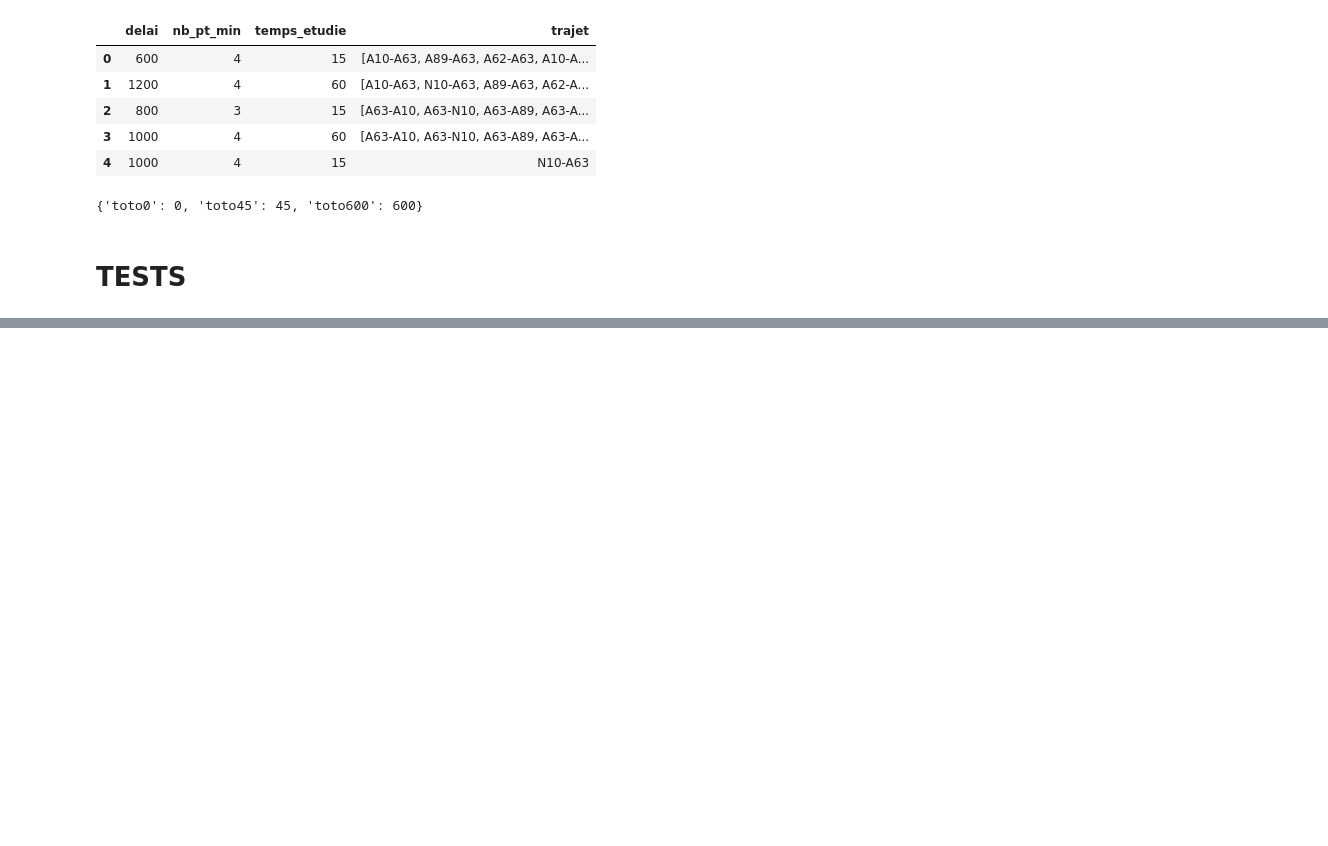
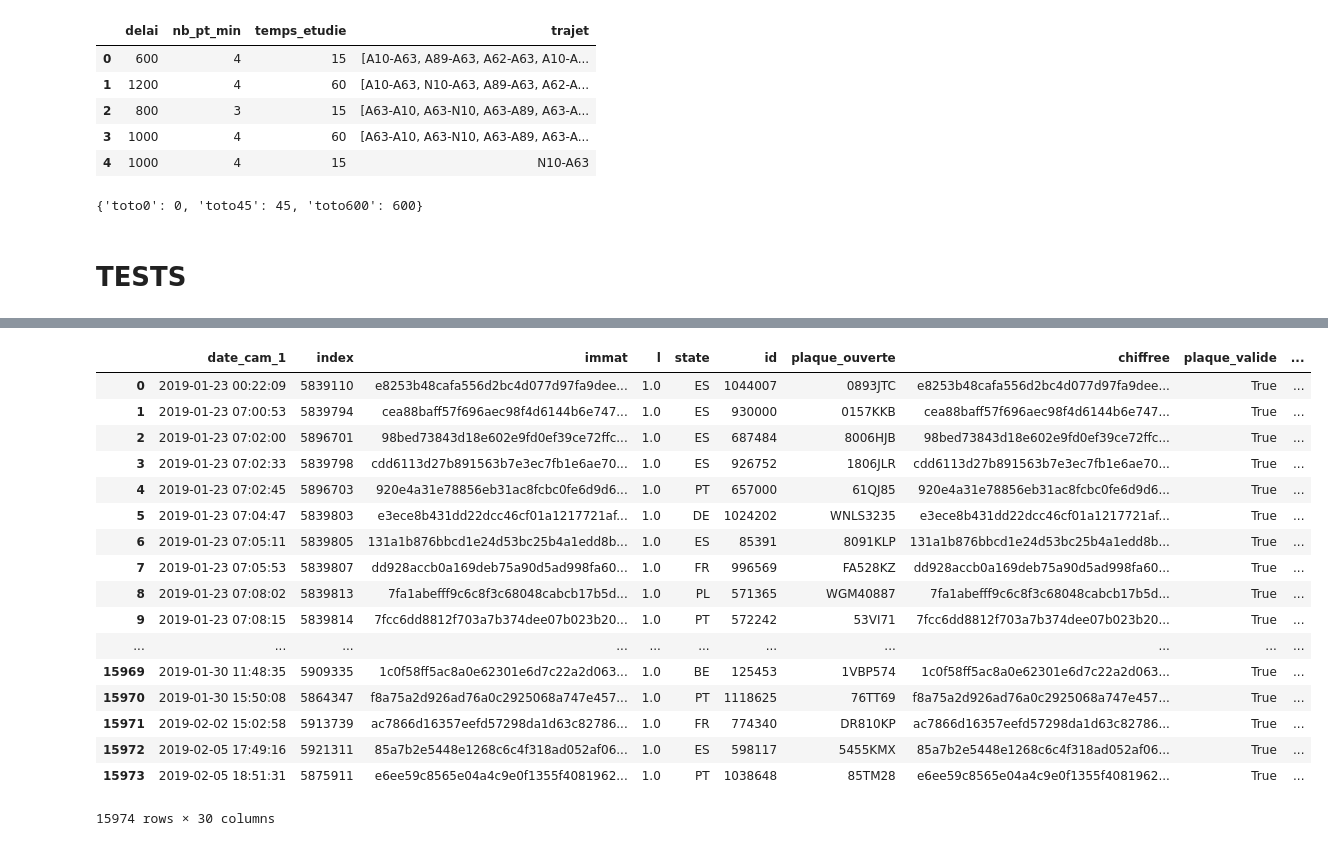
Before and after one commit to nantodevison/lapi, a Jupyter notebook: Carto_Lapi/Analyse/Donnees_postraitees.ipynb, the cells around one changed output, grey strips where cells are left out. Drawn from its saved outputs; the diff is of its cells as text; code cells hidden in the pictures; blank space fills up the shorter version.

```diff
--- a/Carto_Lapi/Analyse/Donnees_postraitees.ipynb
+++ b/Carto_Lapi/Analyse/Donnees_postraitees.ipynb
@@ -294,0 +276,21 @@ pivot_od_marge30_jo_j
+# %%
+# filtre des dates selon les jours indisponible pour supprimer tout la journee
+toto=df_od_corrige.loc[df_od_corrige.apply(lambda x :
+not (x['cameras'][0]==6 and (x['date_cam_1'].day==pd.to_datetime('2019-01-29').day or x['date_cam_1'].day==pd.to_datetime('2019-01-30').day)) and
+not (x['cameras'][-1]==11 and x['date_cam_1'].day==pd.to_datetime('2019-02-01').day) and
+not (x['cameras'][-1]==9 and x['date_cam_1'].day==pd.to_datetime('2019-01-24').day) and
+not (x['cameras'][0]==15 and x['date_cam_1'].day==pd.to_datetime('2019-01-31').day),axis=1)]
+#filtre des dates pour supprimer les WE
+toto=toto.loc[toto.set_index('date_cam_1').index.dayofweek<5]
+#creation table pivot
+pivot_od_jo_filtre=pd.pivot_table(toto,values='l', index='origine', columns='destination',aggfunc='count')
+#modifier les valeurs selon le nb de jours ouvres ok pour les cameras connues
+pivot_od_jo_filtre.loc['N10',:]=round(pivot_od_jo_filtre.loc['N10',:]/9)
+pivot_od_jo_filtre.loc[:,'A10']=round(pivot_od_jo_filtre.loc[:,'A10']/12)
+pivot_od_jo_filtre.loc[:,'A62']=round(pivot_od_jo_filtre.loc[:,'A62']/12)
+# pour le reste on divise par le nombre de jours ouvres
+for od in [('A10','A63'),('A62','A63'),('A10','A89'),('A62','A63'),('A62','A660'),('A62','A89'),('A63','A89'),('A63','N10'),('A660','N10'),('A89','A63'),
+          ('A89','A660'),('A10','A660'),('A62','N10')] :
+    pivot_od_jo_filtre.loc[od]=round(pivot_od_jo_filtre.loc[od]/13)
+
+pivot_od_jo_filtre
@@ -868,0 +758,21 @@ df_transit_A63_attr_ok.head(10)
+# %%
+toto
+# %% [output]
+|  | date_cam_1 | index | immat | l | state | id | plaque_ouverte | chiffree | plaque_valide | ... |
+| 0 | 2019-01-23 00:22:09 | 5839110 | e8253b48cafa556d2bc4d077d97fa9dee... | 1.0 | ES | 1044007 | 0893JTC | e8253b48cafa556d2bc4d077d97fa9dee... | True | ... |
+| 1 | 2019-01-23 07:00:53 | 5839794 | cea88baff57f696aec98f4d6144b6e747... | 1.0 | ES | 930000 | 0157KKB | cea88baff57f696aec98f4d6144b6e747... | True | ... |
+| 2 | 2019-01-23 07:02:00 | 5896701 | 98bed73843d18e602e9fd0ef39ce72ffc... | 1.0 | ES | 687484 | 8006HJB | 98bed73843d18e602e9fd0ef39ce72ffc... | True | ... |
+| 3 | 2019-01-23 07:02:33 | 5839798 | cdd6113d27b891563b7e3ec7fb1e6ae70... | 1.0 | ES | 926752 | 1806JLR | cdd6113d27b891563b7e3ec7fb1e6ae70... | True | ... |
+| 4 | 2019-01-23 07:02:45 | 5896703 | 920e4a31e78856eb31ac8fcbc0fe6d9d6... | 1.0 | PT | 657000 | 61QJ85 | 920e4a31e78856eb31ac8fcbc0fe6d9d6... | True | ... |
+| 5 | 2019-01-23 07:04:47 | 5839803 | e3ece8b431dd22dcc46cf01a1217721af... | 1.0 | DE | 1024202 | WNLS3235 | e3ece8b431dd22dcc46cf01a1217721af... | True | ... |
+| 6 | 2019-01-23 07:05:11 | 5839805 | 131a1b876bbcd1e24d53bc25b4a1edd8b... | 1.0 | ES | 85391 | 8091KLP | 131a1b876bbcd1e24d53bc25b4a1edd8b... | True | ... |
+| 7 | 2019-01-23 07:05:53 | 5839807 | dd928accb0a169deb75a90d5ad998fa60... | 1.0 | FR | 996569 | FA528KZ | dd928accb0a169deb75a90d5ad998fa60... | True | ... |
+| 8 | 2019-01-23 07:08:02 | 5839813 | 7fa1abefff9c6c8f3c68048cabcb17b5d... | 1.0 | PL | 571365 | WGM40887 | 7fa1abefff9c6c8f3c68048cabcb17b5d... | True | ... |
+| 9 | 2019-01-23 07:08:15 | 5839814 | 7fcc6dd8812f703a7b374dee07b023b20... | 1.0 | PT | 572242 | 53VI71 | 7fcc6dd8812f703a7b374dee07b023b20... | True | ... |
+| ... | ... | ... | ... | ... | ... | ... | ... | ... | ... | ... |
+| 15969 | 2019-01-30 11:48:35 | 5909335 | 1c0f58ff5ac8a0e62301e6d7c22a2d063... | 1.0 | BE | 125453 | 1VBP574 | 1c0f58ff5ac8a0e62301e6d7c22a2d063... | True | ... |
+| 15970 | 2019-01-30 15:50:08 | 5864347 | f8a75a2d926ad76a0c2925068a747e457... | 1.0 | PT | 1118625 | 76TT69 | f8a75a2d926ad76a0c2925068a747e457... | True | ... |
+| 15971 | 2019-02-02 15:02:58 | 5913739 | ac7866d16357eefd57298da1d63c82786... | 1.0 | FR | 774340 | DR810KP | ac7866d16357eefd57298da1d63c82786... | True | ... |
+| 15972 | 2019-02-05 17:49:16 | 5921311 | 85a7b2e5448e1268c6c4f318ad052af06... | 1.0 | ES | 598117 | 5455KMX | 85a7b2e5448e1268c6c4f318ad052af06... | True | ... |
+| 15973 | 2019-02-05 18:51:31 | 5875911 | e6ee59c8565e04a4c9e0f1355f4081962... | 1.0 | PT | 1038648 | 85TM28 | e6ee59c8565e04a4c9e0f1355f4081962... | True | ... |
+15974 rows × 30 columns
```
Also changed, not shown: parts of 37 cells of this notebook, 1 other file.
